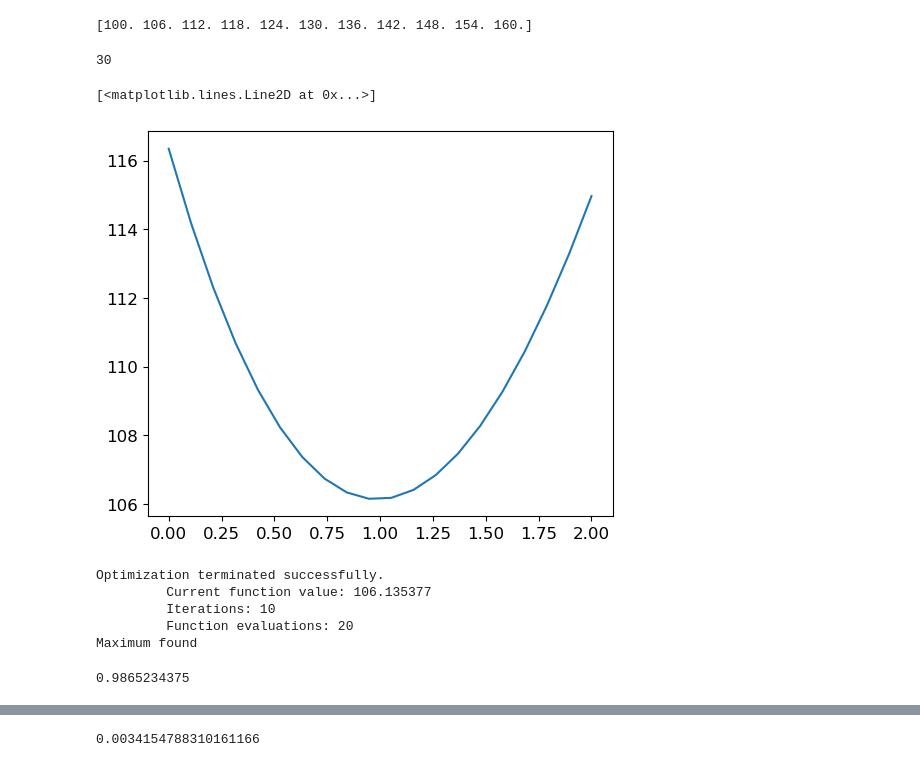
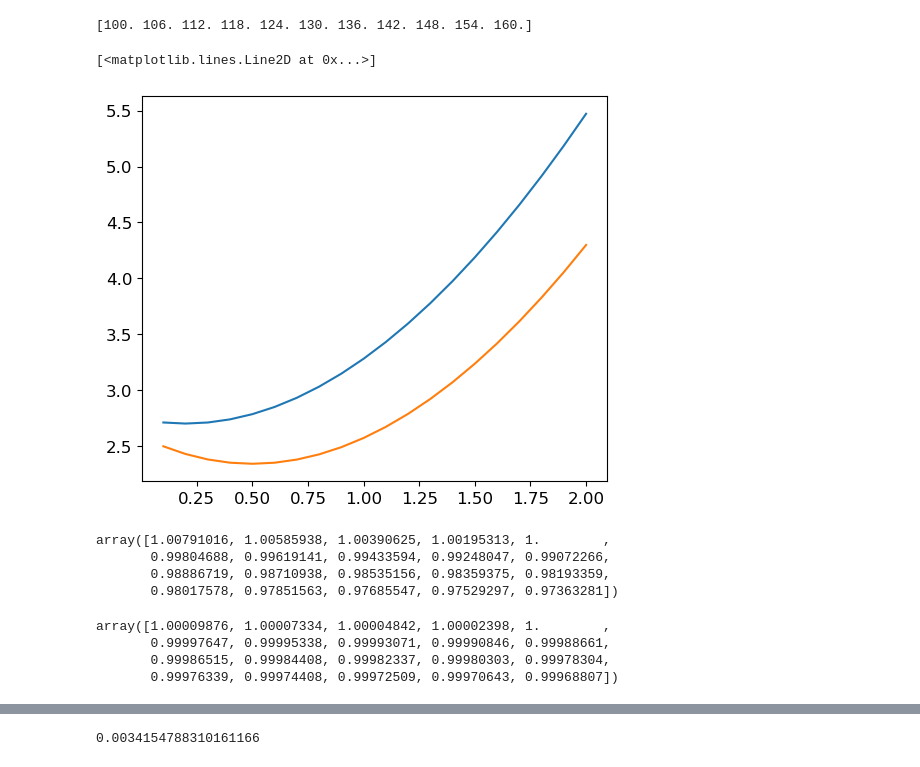
Before and after one commit to asegura4488/StatsHEP, a Jupyter notebook: Systematic/ProfileLikelihood/ProfileLikelihood.ipynb, the cells around one changed output, grey strips where cells are left out. Cells and saved outputs as stored; diff of their text form; code cells hidden in the pictures.

Commit message:
Profile

```diff
--- a/Systematic/ProfileLikelihood/ProfileLikelihood.ipynb
+++ b/Systematic/ProfileLikelihood/ProfileLikelihood.ipynb
@@ -71,52 +71,49 @@ b = np.array(data[labels[1]])
 s = np.array(data[labels[2]])
 N = n.shape[0]
 # %%
-N
+# Para el caso 1 canal
+data = pd.read_csv('Data/1Channel.csv',sep=',')
+labels = list(data.keys())
+n = np.array(data[labels[0]])
+b = np.array(data[labels[1]])
+s = np.array(data[labels[2]])
+N = n.shape[0]
-# %% [output]
-30
+# %%
+def Gauss(x,mean=1.,sigma=0.1):
+    return norm.pdf(x,loc=mean,scale=sigma)
 # %%
-def LogLikelihood(mu,n,b,s):
+# p is for the nuissance parameters
+def LogLikelihood(p,mu,n,b,s):
 
-    lambda_ = mu*s + b
+    e = p
+
+    r = 1e-5
+    lambda_ = mu*s + e*b + r
 
     log_likelihood = -lambda_ + n * np.log(lambda_) - gammaln(n+1)
 
     return log_likelihood
 # %%
-def GetJointLogLikelihood(mu,n,b,s):
+def GetJointLogLikelihood(p,mu,n,b,s):
 
+    e = p
     JointLog = 0.
 
     for c in range(N):
-        JointLog += LogLikelihood(mu,n[c],b[c],s[c])
 
-    return -JointLog
+        sigmab = 0.05
+
+        JointLog += LogLikelihood(p,mu,n[c],b[c],s[c])
+        JointLog += np.log(Gauss(e,1.,sigmab))
+
+    return -2.*JointLog
 # %%
-mu = np.linspace(0.,2.,20)
-LogLike = GetJointLogLikelihood(mu,n,b,s)
+mu = np.linspace(0.1,2.,20)
+LogLike = GetJointLogLikelihood(1.03,mu,n,b,s)
+LogLike1 = GetJointLogLikelihood(1.,mu,n,b,s)
 # %%
 plt.plot(mu,LogLike)
+plt.plot(mu,LogLike1)
 # %% [output]
 [<matplotlib.lines.Line2D at 0x...>]
-[figure, old version]
+[figure, new version]
-# %%
-# Minimizando el log-likelihood
-mu0 = 1.
-result = spo.minimize( GetJointLogLikelihood, mu0, args=(n,b,s), options={"disp":True}, method='Nelder-Mead' )
-
-muhat = 0.
-if result.success:
-    print('Maximum found')
-    muhat = result.x[0]
-else:
-    print('Maximum no found - SETPOI')
-# %% [output]
-Optimization terminated successfully.
-         Current function value: 106.135377
-         Iterations: 10
-         Function evaluations: 20
-Maximum found
-# %%
-muhat
-# %% [output]
-0.9865234375
@@ -122,0 +133,8 @@ muhat
+# %%
+doublehat = GetProfile(mu)
+doublehat
+# %% [output]
+array([1.00791016, 1.00585938, 1.00390625, 1.00195313, 1.        ,
+       0.99804688, 0.99619141, 0.99433594, 0.99248047, 0.99072266,
+       0.98886719, 0.98710938, 0.98535156, 0.98359375, 0.98193359,
+       0.98017578, 0.97851563, 0.97685547, 0.97529297, 0.97363281])
@@ -122,0 +146,7 @@ muhat
+# %%
+Profile(mu,n,b,s)
+# %% [output]
+array([1.00009876, 1.00007334, 1.00004842, 1.00002398, 1.        ,
+       0.99997647, 0.99995338, 0.99993071, 0.99990846, 0.99988661,
+       0.99986515, 0.99984408, 0.99982337, 0.99980303, 0.99978304,
+       0.99976339, 0.99974408, 0.99972509, 0.99970643, 0.99968807])
```
Also changed, not shown: parts of 3 cells of this notebook.
